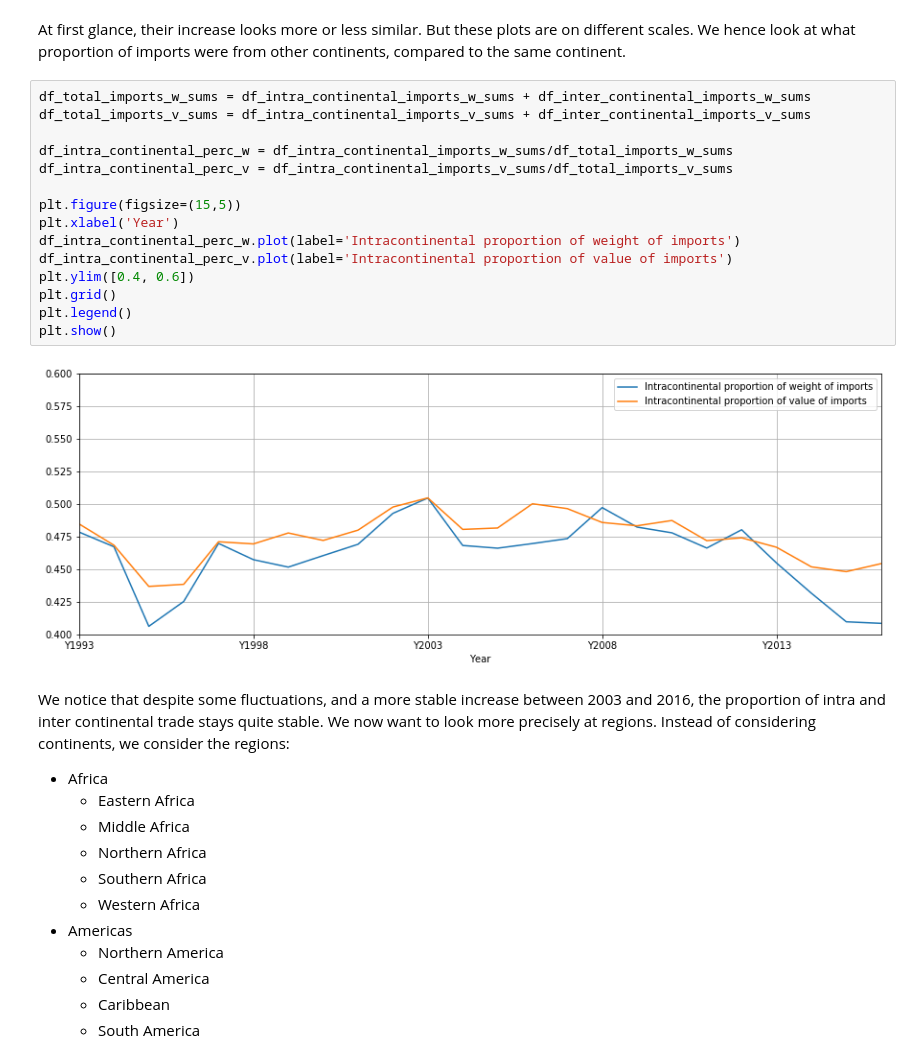
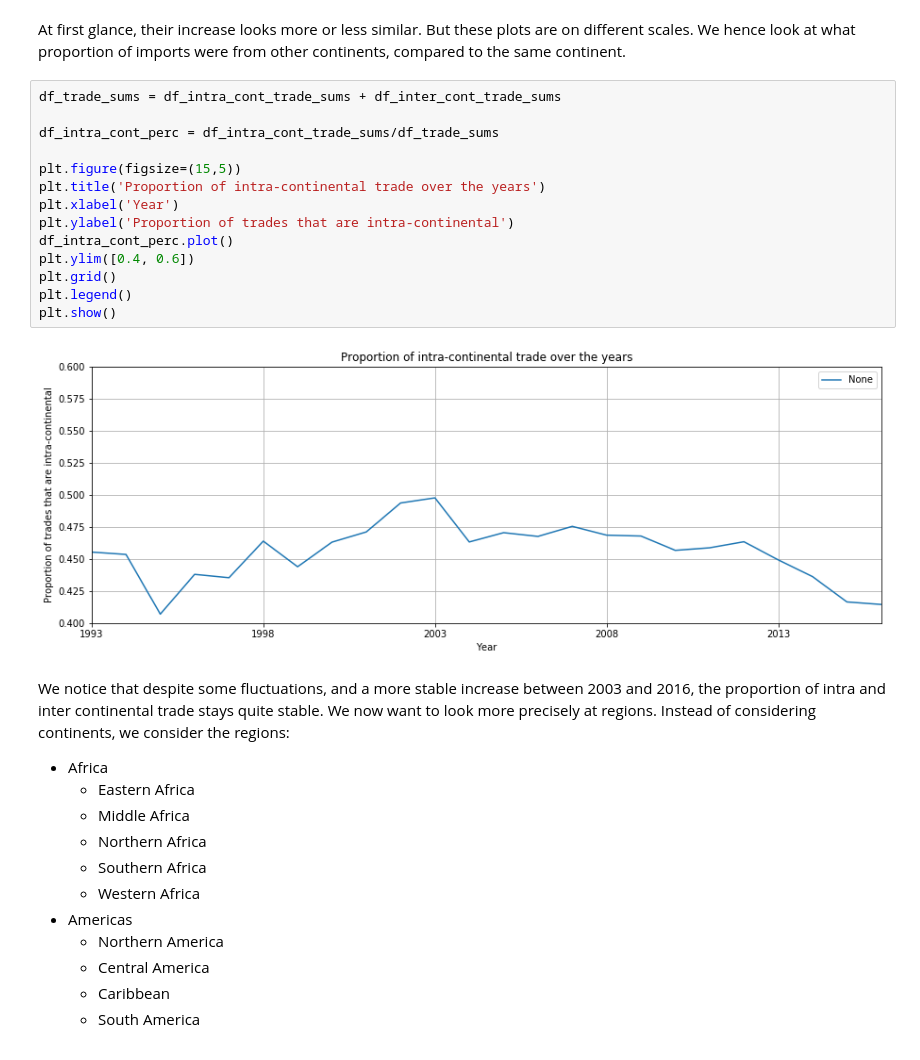
Before and after one commit to n-poulsen/GranADA, a Jupyter notebook: exploration/GlobalTradeChanges.ipynb, the cells around one changed output. Cells and saved outputs as stored; diff of their text form.

```diff
--- a/exploration/GlobalTradeChanges.ipynb
+++ b/exploration/GlobalTradeChanges.ipynb
@@ -218,22 +200,21 @@ plot_trade(df_inter_continental_imports_w_sums, df_inter_continental_imports_v_s
 # %% [markdown]
 At first glance, their increase looks more or less similar. But these plots are on different scales. We hence look at what proportion of imports were from other continents, compared to the same continent.
-# %%
-df_total_imports_w_sums = df_intra_continental_imports_w_sums + df_inter_continental_imports_w_sums
-df_total_imports_v_sums = df_intra_continental_imports_v_sums + df_inter_continental_imports_v_sums
-
-df_intra_continental_perc_w = df_intra_continental_imports_w_sums/df_total_imports_w_sums
-df_intra_continental_perc_v = df_intra_continental_imports_v_sums/df_total_imports_v_sums
-
-plt.figure(figsize=(15,5))
-plt.xlabel('Year')
-df_intra_continental_perc_w.plot(label='Intracontinental proportion of weight of imports')
-df_intra_continental_perc_v.plot(label='Intracontinental proportion of value of imports')
-plt.ylim([0.4, 0.6])
-plt.grid()
-plt.legend()
-plt.show()
-# %% [output]
-[figure, removed]
+# %%
+df_trade_sums = df_intra_cont_trade_sums + df_inter_cont_trade_sums
+
+df_intra_cont_perc = df_intra_cont_trade_sums/df_trade_sums
+
+plt.figure(figsize=(15,5))
+plt.title('Proportion of intra-continental trade over the years')
+plt.xlabel('Year')
+plt.ylabel('Proportion of trades that are intra-continental')
+df_intra_cont_perc.plot()
+plt.ylim([0.4, 0.6])
+plt.grid()
+plt.legend()
+plt.show()
+# %% [output]
+[figure, added]
 # %% [markdown]
 We notice that despite some fluctuations, and a more stable increase between 2003 and 2016, the proportion of intra and inter continental trade stays quite stable. We now want to look more precisely at regions. Instead of considering continents, we consider the regions:
 
```
Also changed, not shown: parts of 26 cells of this notebook, 1 other file.
